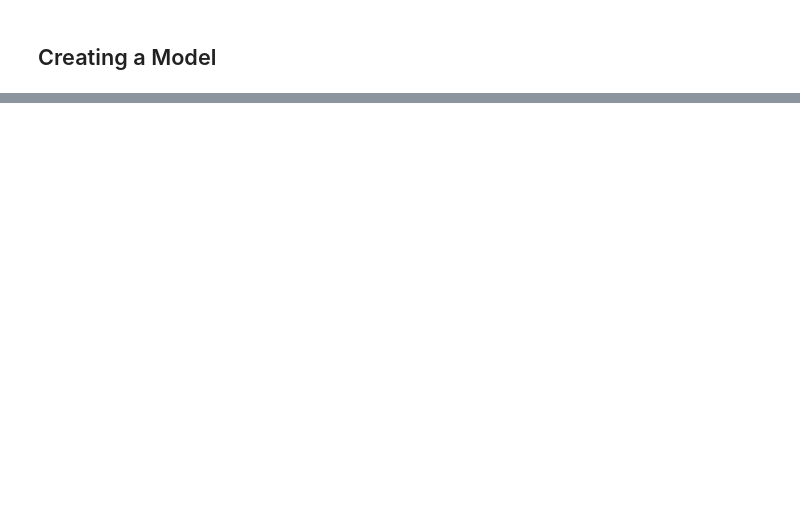
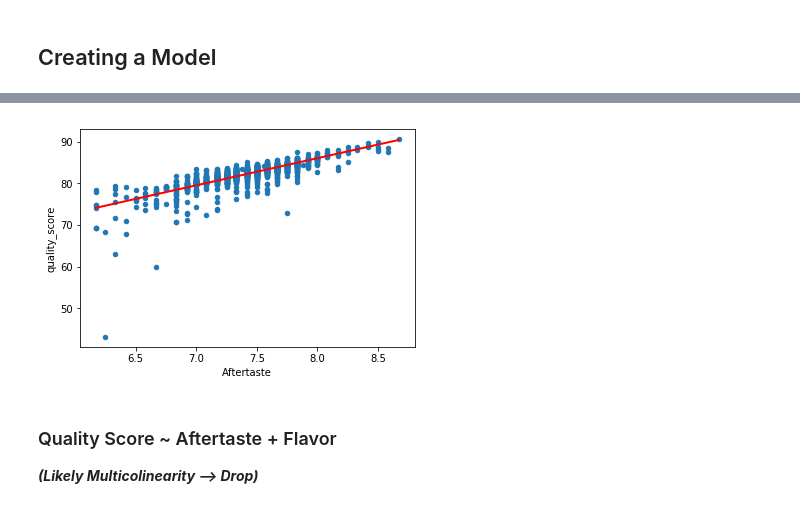
Before and after one commit to lasoya/Mod2_Project, a Jupyter notebook: Coffee_Analysis.ipynb, the cells around one changed output, grey strips where cells are left out. Saved outputs shown, nothing was run; the diff lists cells and outputs as text; code cells hidden in the pictures; blank space fills up the shorter version.

```diff
--- a/Coffee_Analysis.ipynb
+++ b/Coffee_Analysis.ipynb
@@ -622,0 +1192,9 @@ SyntaxError: invalid syntax (<unknown>, line 1)
+# %%
+# copy columns of interest into a separate dataframe
+arabica_aftertaste = arabica_subset[['quality_score', 'Aftertaste']].copy()
+# %%
+# set up the formula
+f16 = "quality_score~Aftertaste"
+# %%
+# set up the model using StatsModel
+aftertaste_model = ols(formula=f16, data=arabica_aftertaste).fit()
@@ -622,0 +1223,16 @@ SyntaxError: invalid syntax (<unknown>, line 1)
+# %%
+# create a DataFrame with the minimum and maximum values
+aftertaste_df = pd.DataFrame({'Aftertaste': [arabica_subset.Aftertaste.min(), arabica_subset.Aftertaste.max()]})
+
+# make predictions for those x values and store them
+preds2 = aftertaste_model.predict(aftertaste_df)
+
+# first, plot the observed data and the least squares line
+arabica_aftertaste.plot(kind='scatter', x='Aftertaste', y='quality_score')
+plt.plot(aftertaste_df, preds2, c='red', linewidth=2)
+plt.show()
+# %% [output]
+[figure, added]
+# %% [markdown]
+### Quality Score ~ Aftertaste + Flavor
+<b><i> (Likely Multicolinearity --> Drop)
```
Also changed, not shown: parts of 280 cells of this notebook, 1 other file.
